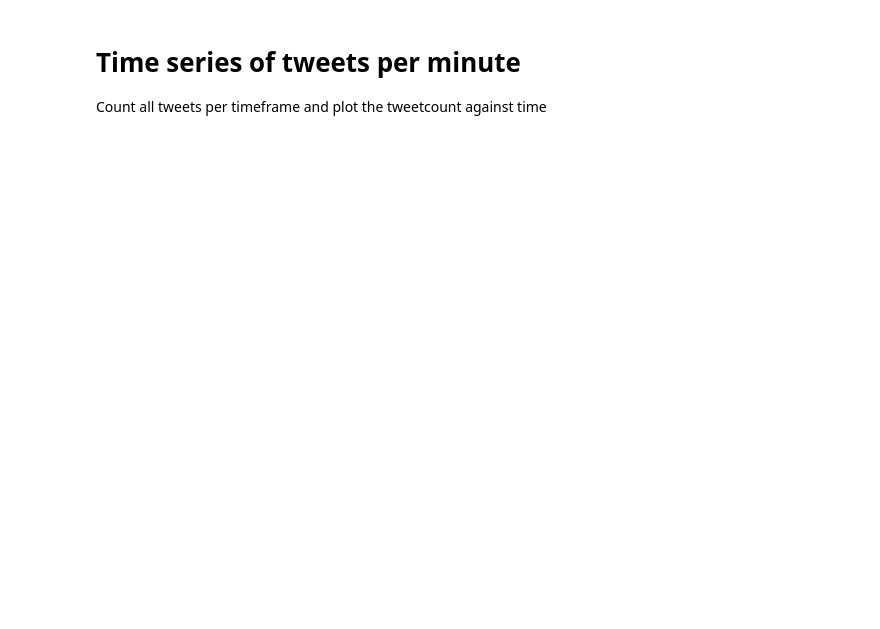
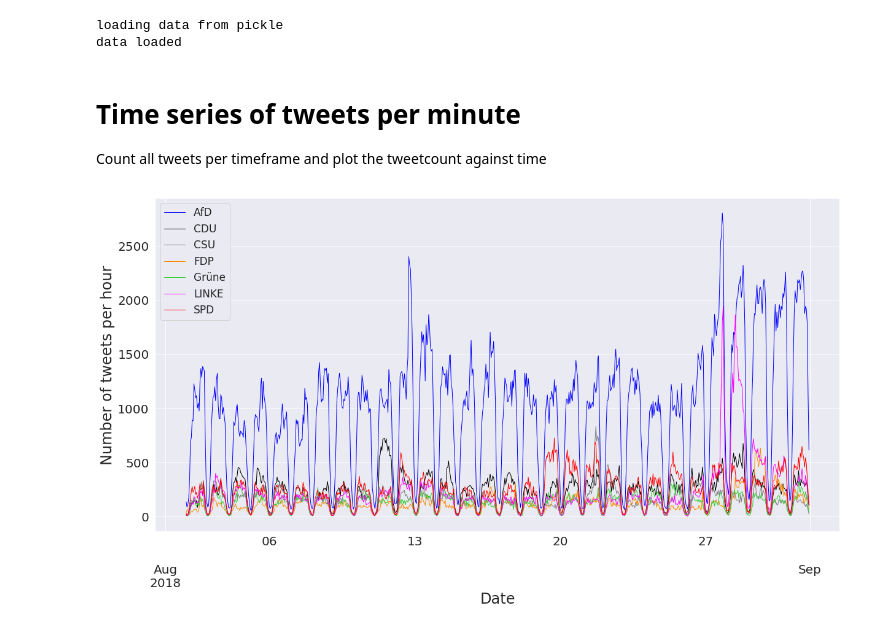
Before and after one commit to FranziSchmitt/Twitter_sentimentanalysis, a Jupyter notebook: Scripts/Visualization.ipynb, the cells around one changed output. Drawn from its saved outputs; the diff is of its cells as text; code cells hidden in the pictures; blank space fills up the shorter version.

```diff
--- a/Scripts/Visualization.ipynb
+++ b/Scripts/Visualization.ipynb
@@ -34,5 +161,50 @@ data loaded
+# %%
+read_in = False
+path = '/home/franzi/Git-DSR/Twitter_sentimentanalysis/Data/lda_complete_data.pickle'
+parties = ['AfD', 'SPD', 'CDU', 'CSU', 'FDP', 'LINKE', 'Gruene', 'Grüne']
+dates = ['08-{:02d}'.format(i) for i in range(2,32)]
+
+
+if read_in:
+    parties = parties
+    dates = dates
+    aug_data = {}
+    print('Loading: {}'.format(dates))
+    for party in parties:
+        load_list = ['../Data/{}/{}_2018-{}.json'.format(party, party, day) for day in dates]
+        aug_data[party] = load_data(load_list)
+        print('{} loaded'.format(party))
+    with open(path, 'wb') as fid:
+        pickle.dump(aug_data, fid)
+    print("Done")
+else:
+    print('loading data from pickle')
+    with open(path, 'rb') as fid:
+        aug_data = pickle.load(fid)
+        print('data loaded')
+# %% [output]
+loading data from pickle
+data loaded
 # %% [markdown]
 # Time series of tweets per minute
 
 Count all tweets per timeframe and plot the tweetcount against time
+# %%
+parties = ['AfD', 'CDU', 'CSU', 'FDP', 'Grüne', 'LINKE','SPD']
+colors = ['blue', 'black', 'grey', 'darkorange', 'limegreen','magenta', 'red']
+
+
+plt.figure(figsize=(20, 10))
+ax = plt.axes()
+for party, color in zip(parties, colors):
+    aug_data[party].loc[:, 'full_text'].resample('h').count().plot(ax=ax, label=party, color=color, linewidth=1)
+plt.legend(fontsize=17)
+plt.ylabel("Number of tweets per hour", fontsize=24)
+plt.xlabel("Date", fontsize=24)
+plt.rc('xtick', labelsize=20)
+plt.rc('ytick', labelsize=20)
+
+plt.savefig('../Figures/hourly_tweetcount_alldata.png')
+# %% [output]
+[figure, added]
 # %%
```
Also changed, not shown: parts of 5 cells of this notebook, 12 other files.
